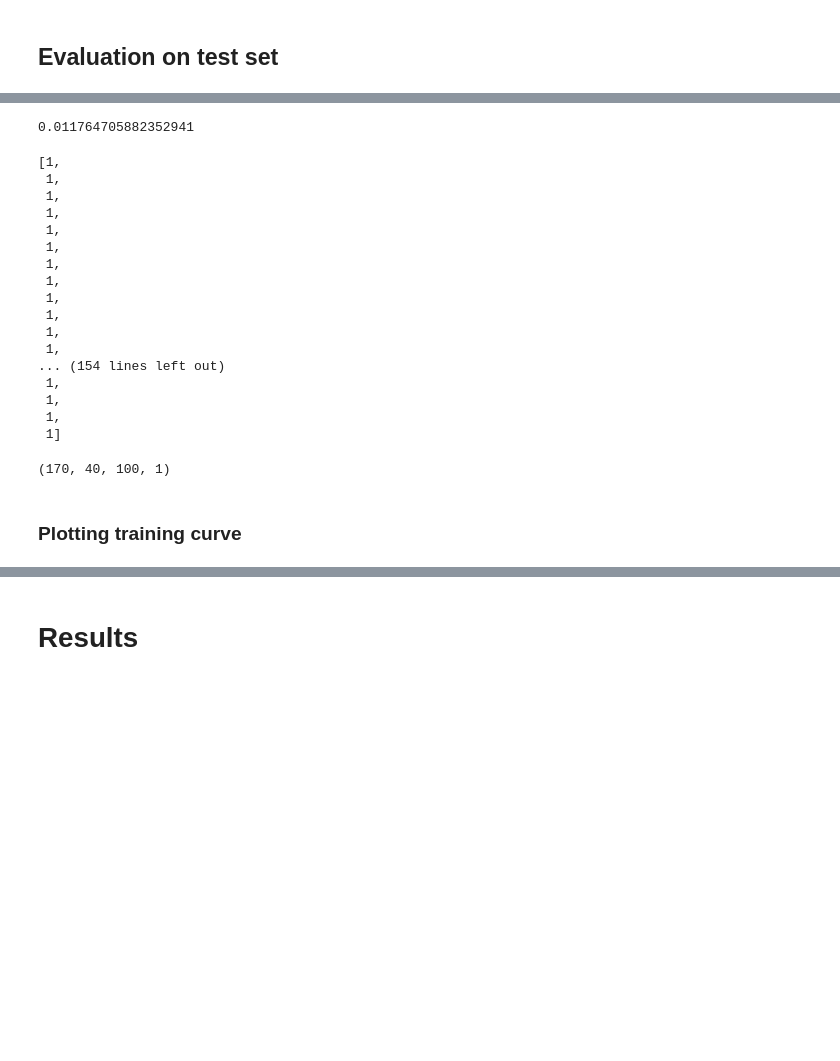
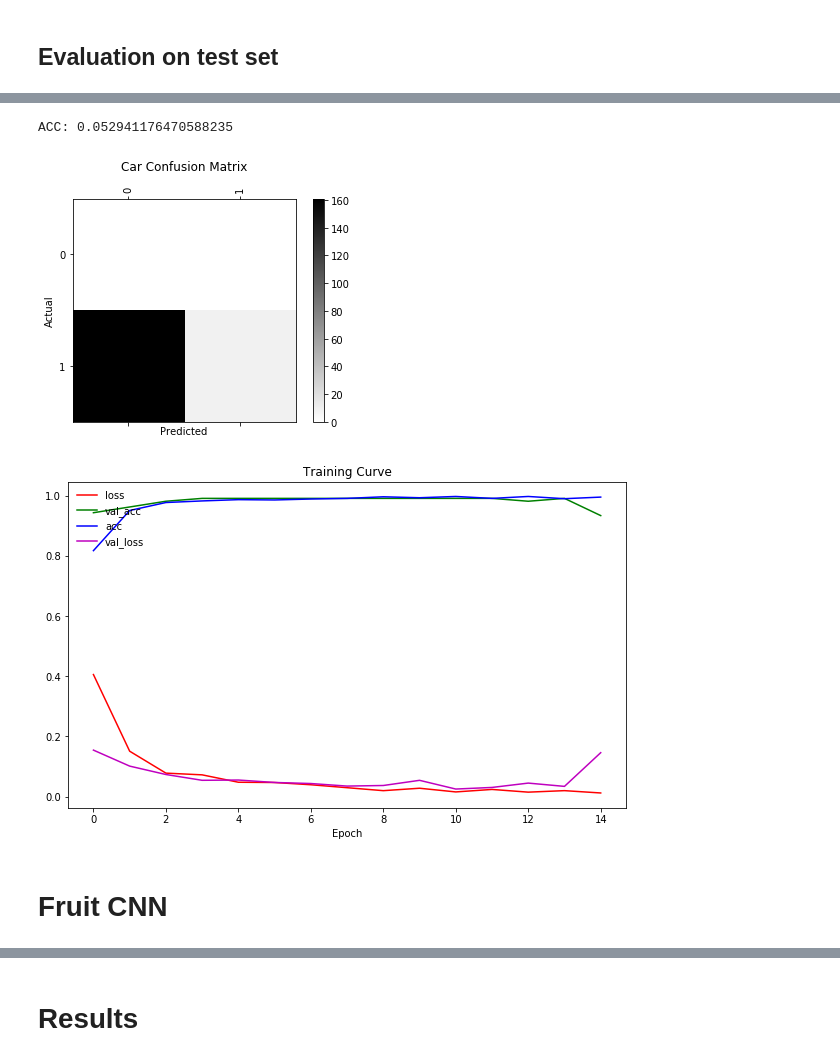
Before and after one commit to freecraver/ML-fun, a Jupyter notebook: deep_learning/Deep Learning Exercise 3.ipynb, the cells around one changed output, grey strips where cells are left out. Saved outputs shown, nothing was run; the diff lists cells and outputs as text; code cells hidden in the pictures; blank space fills up the shorter version.

Commit message:
CNN for fruits further tweaks, bugfixes and other hopeless attempts

```diff
--- a/deep_learning/Deep Learning Exercise 3.ipynb
+++ b/deep_learning/Deep Learning Exercise 3.ipynb
@@ -290,7 +305,7 @@ Fruit-Shape (774, 156, 200, 3)
 
 We use the same model baseline for both datasets (i.e. the only difference is that the fruits dataset has 3 color channels)
 # %%
-def create_model(input_shape, n_filters =16, kernel_size=3):
+def create_model(input_shape, n_classes=1, n_filters =16, kernel_size=3, activation="softmax"):
     model = Sequential()
 
     # Layer 1
@@ -312,12 +327,12 @@ def create_model(input_shape, n_filters =16, kernel_size=3):
     model.add(Activation('relu'))
     model.add(Dropout(0.1))
 
-    model.add(Dense(1,activation='sigmoid'))
+    model.add(Dense(n_classes,activation=activation)) # number of
 
     return model
 
-car_model = create_model(car_images_train.shape[1:])
-fruit_model = create_model(fruit_images_train.shape[1:])
+car_model = create_model(car_images_train.shape[1:], activation='sigmoid')
+fruit_model = create_model(fruit_images_train.shape[1:], n_classes=len(cls_cat.categories))
 # %% [markdown]
 ### Car model summary
 # %%
@@ -378,5 +399,6 @@ We decided to use 10% of training data as validation data
 # %%
-car_history = car_model.fit(car_images_train, cls_car_train, batch_size=32, epochs=15, validation_split=0.1)
+set_random_seed(9253)
+car_history = car_model.fit(car_images_train, np.array(cls_car_train), batch_size=32, epochs=15, validation_data=(car_images_val, cls_car_val))
 # %% [output]
 Train on 945 samples, validate on 105 samples
 Epoch 1/15
@@ -398,5 +420,31 @@ Epoch 15/15
 # %% [markdown]
 ## Evaluation on test set
+# %%
+def plot_confusion_matrix(y_actual, y_pred, categories, title='Confusion matrix', cmap=plt.cm.binary, size=(6,4)):
+    s_actual = pd.Categorical(y_actual, categories=categories)
+    s_pred = pd.Categorical(y_pred, categories=categories)
+    df_confusion = pd.crosstab(s_actual, s_pred, dropna=False)
+    plt.figure(figsize=size)
+    plt.matshow(df_confusion, cmap=cmap, fignum=1)
+    plt.title(title, y=1.1)
+    plt.colorbar()
+    tick_marks = np.arange(len(df_confusion.columns))
+    plt.xticks(tick_marks, df_confusion.columns, rotation=90)
+    plt.yticks(tick_marks, df_confusion.index)
+    plt.ylabel("Actual")
+    plt.xlabel("Predicted")
+
+def plot_training_curve(hist):
+    colors = {'loss':'r', 'acc':'b', 'val_loss':'m', 'val_acc':'g'}
+    plt.figure(figsize=(10,6))
+    plt.title("Training Curve")
+    plt.xlabel("Epoch")
+
+    for measure in hist.keys():
+        color = colors[measure]
+        plt.plot(hist[measure], color + '-', label=measure)  # use last 2 values to draw line
+
+    plt.legend(loc='upper left', scatterpoints = 1, frameon=False)
 # %%
 car_pred = car_model.predict_classes(car_images_test)
 pd.Series(car_pred.flatten()).value_counts()
@@ -403,30 +455,10 @@ pd.Series(car_pred.flatten()).value_counts()
-# %%
-accuracy_score(car_pred, cls_car_test)
-# %% [output]
-0.011764705882352941
-# %%
-cls_car_test
-# %% [output]
-[1,
- 1,
- 1,
- 1,
- 1,
- 1,
- 1,
- 1,
- 1,
- 1,
- 1,
- 1,
-... (154 lines left out)
- 1,
- 1,
- 1,
- 1]
-# %%
-car_images_test.shape
-# %% [output]
-(170, 40, 100, 1)
-# %% [markdown]
-### Plotting training curve
+# %%
+print("ACC:", accuracy_score(car_pred, cls_car_test))
+plot_confusion_matrix(cls_car_test, car_pred.flatten(), [0,1], title='Car Confusion Matrix')
+plot_training_curve(car_history.history)
+# %% [output]
+ACC: 0.052941176470588235
+[figure, added]
+[figure, added]
+# %% [markdown]
+# Fruit CNN
```
Also changed, not shown: parts of 22 cells of this notebook.
